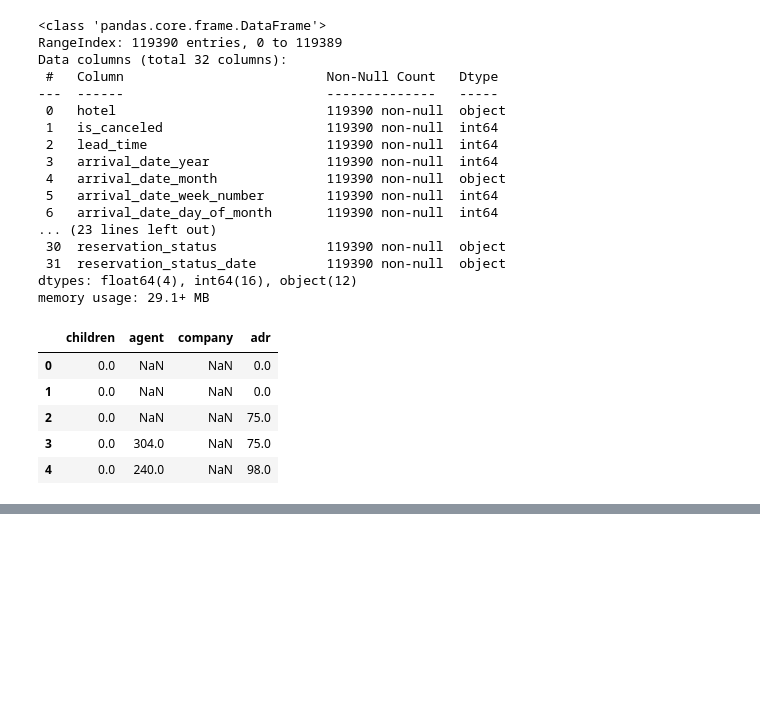
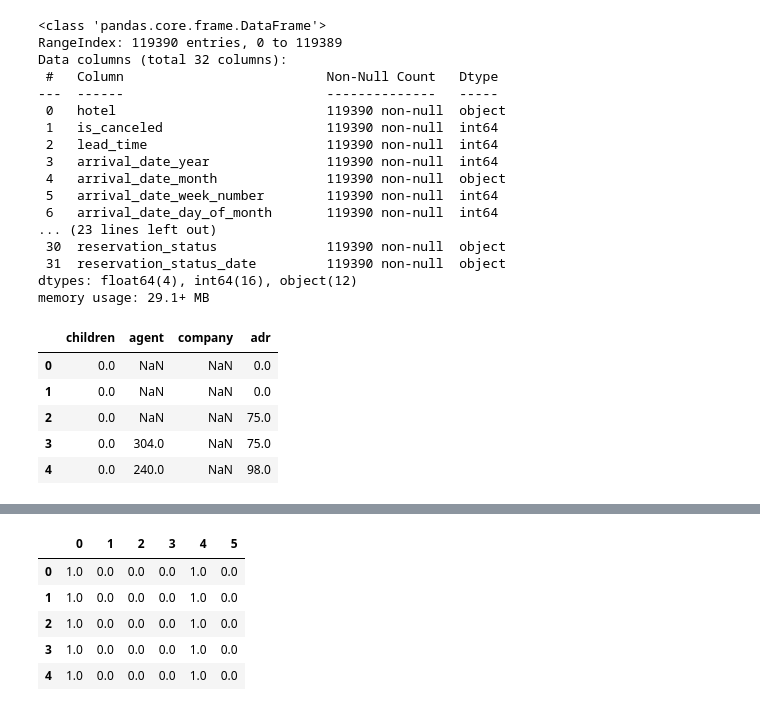
Before and after one commit to AftabQuant/Machine-Learning-Chronicles, a Jupyter notebook: Machine Learning Practice/Data Cleaning/DC Using sklearn .ipynb, the cells around one changed output, grey strips where cells are left out. Drawn from its saved outputs; the diff is of its cells as text; code cells hidden in the pictures; blank space fills up the shorter version.

```diff
--- a/Machine Learning Practice/Data Cleaning/DC Using sklearn .ipynb
+++ b/Machine Learning Practice/Data Cleaning/DC Using sklearn .ipynb
@@ -149,0 +168,4 @@ sim.head()
+# %%
+encode_df = df[['deposit_type', 'reservation_status']]
+new_df = pd.get_dummies(encode_df, columns=["deposit_type"])
+new_df.info()
@@ -149,0 +184,13 @@ sim.head()
+# %%
+from sklearn.preprocessing import OneHotEncoder
+encoder = OneHotEncoder
+arr = encoder.fit_transform(encode_df).toarray()
+arr_df = pd.DataFrame(arr)
+arr_df.head()
+# %% [output]
+|  | 0 | 1 | 2 | 3 | 4 | 5 |
+| 0 | 1.0 | 0.0 | 0.0 | 0.0 | 1.0 | 0.0 |
+| 1 | 1.0 | 0.0 | 0.0 | 0.0 | 1.0 | 0.0 |
+| 2 | 1.0 | 0.0 | 0.0 | 0.0 | 1.0 | 0.0 |
+| 3 | 1.0 | 0.0 | 0.0 | 0.0 | 1.0 | 0.0 |
+| 4 | 1.0 | 0.0 | 0.0 | 0.0 | 1.0 | 0.0 |
```
Also changed, not shown: parts of 4 cells of this notebook.
